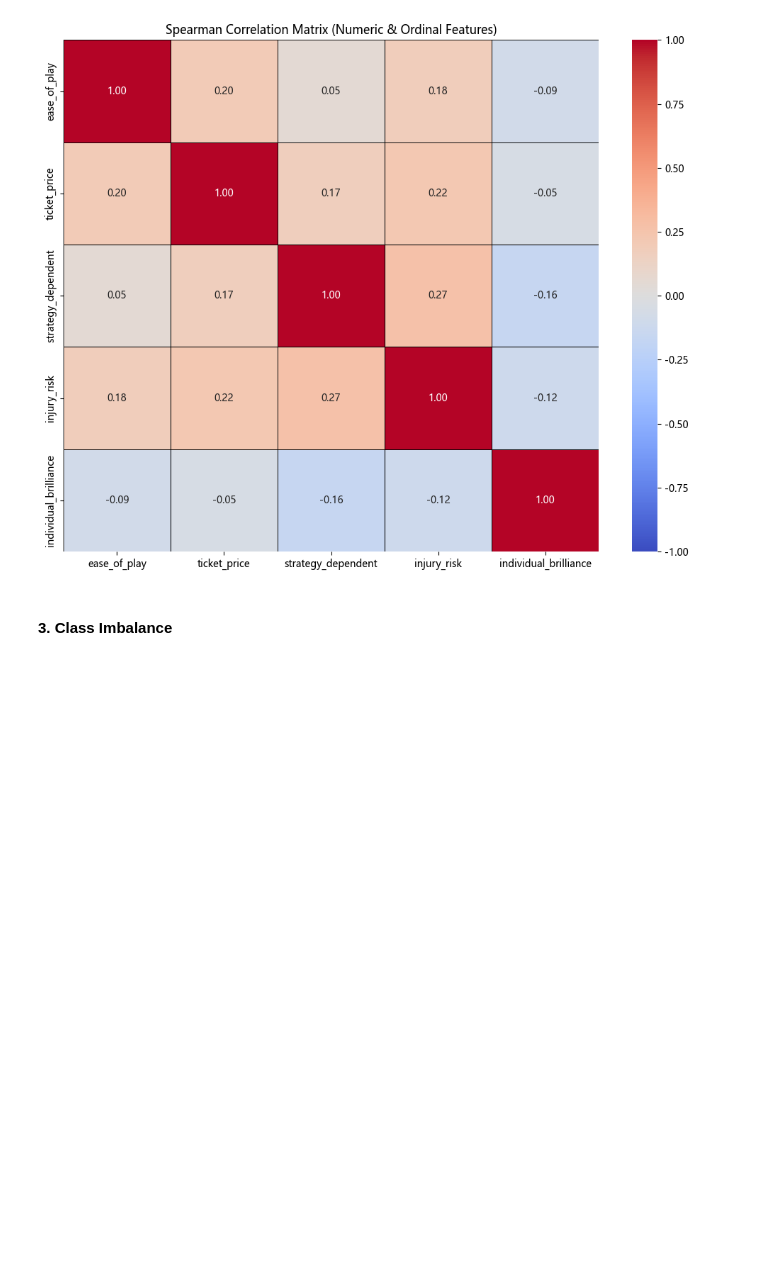
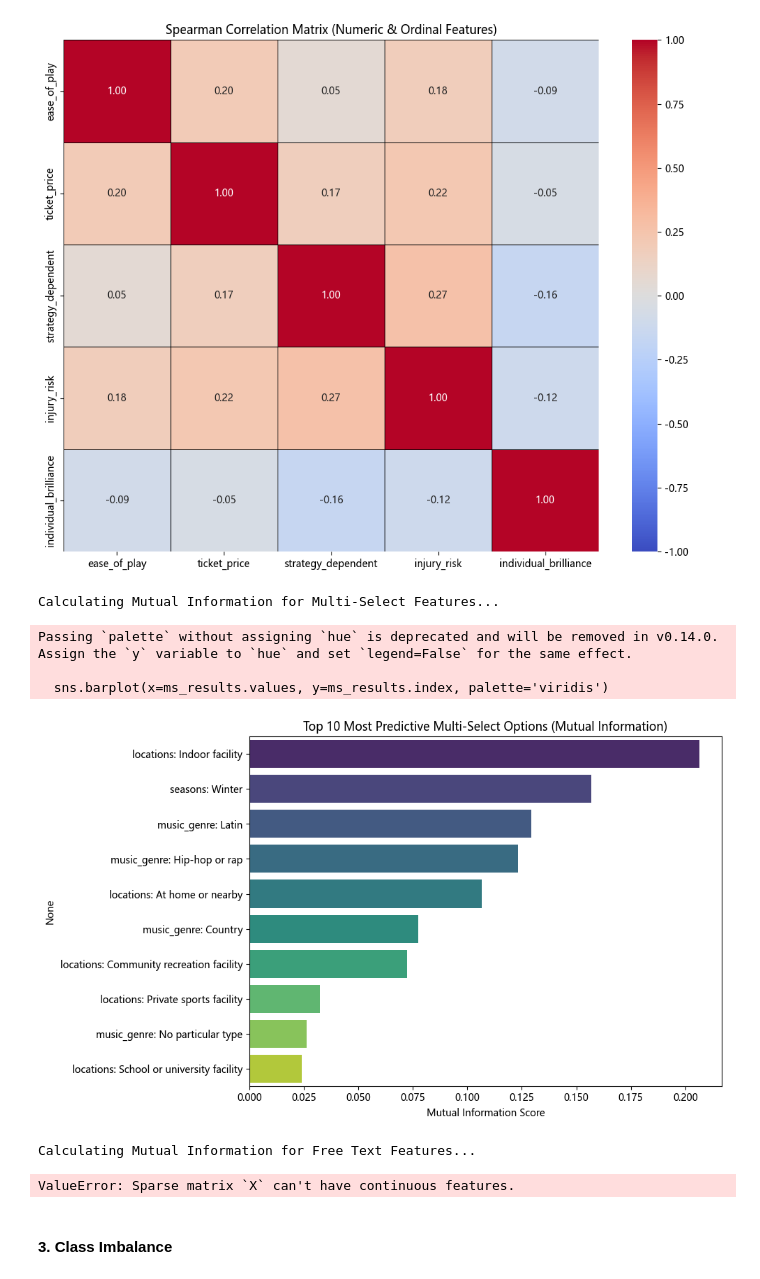
Before and after one commit to Lapis-Lazuli-31415/CSC311-Project, a Jupyter notebook: src/data_exploration.ipynb, the cells around one changed output. Drawn from its saved outputs; the diff is of its cells as text; code cells hidden in the pictures; blank space fills up the shorter version.

```diff
--- a/src/data_exploration.ipynb
+++ b/src/data_exploration.ipynb
@@ -269,6 +269,79 @@ plt.tight_layout()
 plt.show()
 # %% [output]
 [figure]
+# %%
+import pandas as pd
+import matplotlib.pyplot as plt
+import seaborn as sns
+from sklearn.feature_extraction.text import TfidfVectorizer
+from sklearn.feature_selection import mutual_info_classif
+
+# Create a clean temporary copy and map labels to numbers for the math
+mi_df = train_df.dropna(subset=['label']).copy()
+y_target = mi_df['label'].astype('category').cat.codes
+
+# --- 1. Multi-Select Features ---
+print("Calculating Mutual Information for Multi-Select Features...")
+multiselect_cols = ['locations', 'seasons', 'music_genre']
+multiselect_mi_scores = {}
+
+for col in multiselect_cols:
+    # Fill nulls and split comma strings into dummy binary columns (1s and 0s)
+    dummies = mi_df[col].fillna('').str.get_dummies(sep=',')
+
+    if not dummies.empty:
+        # Calculate mutual information between each dummy option and the target sport
+        mi_scores = mutual_info_classif(dummies, y_target, discrete_features=True, random_state=42)
+
+        # Store results
+        for option, score in zip(dummies.columns, mi_scores):
+            multiselect_mi_scores[f"{col}: {option.strip()}"] = score
+
+# Plot Top 10 Multi-Select Options
+ms_results = pd.Series(multiselect_mi_scores).sort_values(ascending=False).head(10)
+plt.figure(figsize=(10, 6))
+sns.barplot(x=ms_results.values, y=ms_results.index, palette='viridis')
+plt.title("Top 10 Most Predictive Multi-Select Options (Mutual Information)")
+plt.xlabel("Mutual Information Score")
+plt.tight_layout()
+plt.show()
+
+# --- 2. Free Text Features ---
+print("Calculating Mutual Information for Free Text Features...")
+free_text_cols = ['food_drink', 'color', 'song', 'emotions']
+text_mi_scores = {}
+
+for col in free_text_cols:
+    # Fill nulls and apply TF-IDF to get word frequencies
+    text_data = mi_df[col].fillna('')
+    vectorizer = TfidfVectorizer(max_features=100, stop_words='english')
+    tfidf_matrix = vectorizer.fit_transform(text_data)
+
+    if tfidf_matrix.shape[1] > 0:
+        # Calculate mutual information for the TF-IDF vocabulary
+        mi_scores = mutual_info_classif(tfidf_matrix, y_target, discrete_features=False, random_state=42)
+        feature_names = vectorizer.get_feature_names_out()
+
+        # Store results
+        for word, score in zip(feature_names, mi_scores):
+            text_mi_scores[f"{col}: '{word}'"] = score
+
+# Plot Top 15 Free Text Words
+text_results = pd.Series(text_mi_scores).sort_values(ascending=False).head(15)
+plt.figure(figsize=(10, 8))
+sns.barplot(x=text_results.values, y=text_results.index, palette='magma')
+plt.title("Top 15 Most Predictive Text Keywords (Mutual Information)")
+plt.xlabel("Mutual Information Score")
+plt.tight_layout()
+plt.show()
+# %% [output]
+Calculating Mutual Information for Multi-Select Features...
+Passing `palette` without assigning `hue` is deprecated and will be removed in v0.14.0. Assign the `y` variable to `hue` and set `legend=False` for the same effect.
+
+  sns.barplot(x=ms_results.values, y=ms_results.index, palette='viridis')
+[figure, added]
+Calculating Mutual Information for Free Text Features...
+ValueError: Sparse matrix `X` can't have continuous features.
 # %% [markdown]
 #### 3. Class Imbalance
 # %%
```
Also changed, not shown: parts of 1 cell of this notebook.
